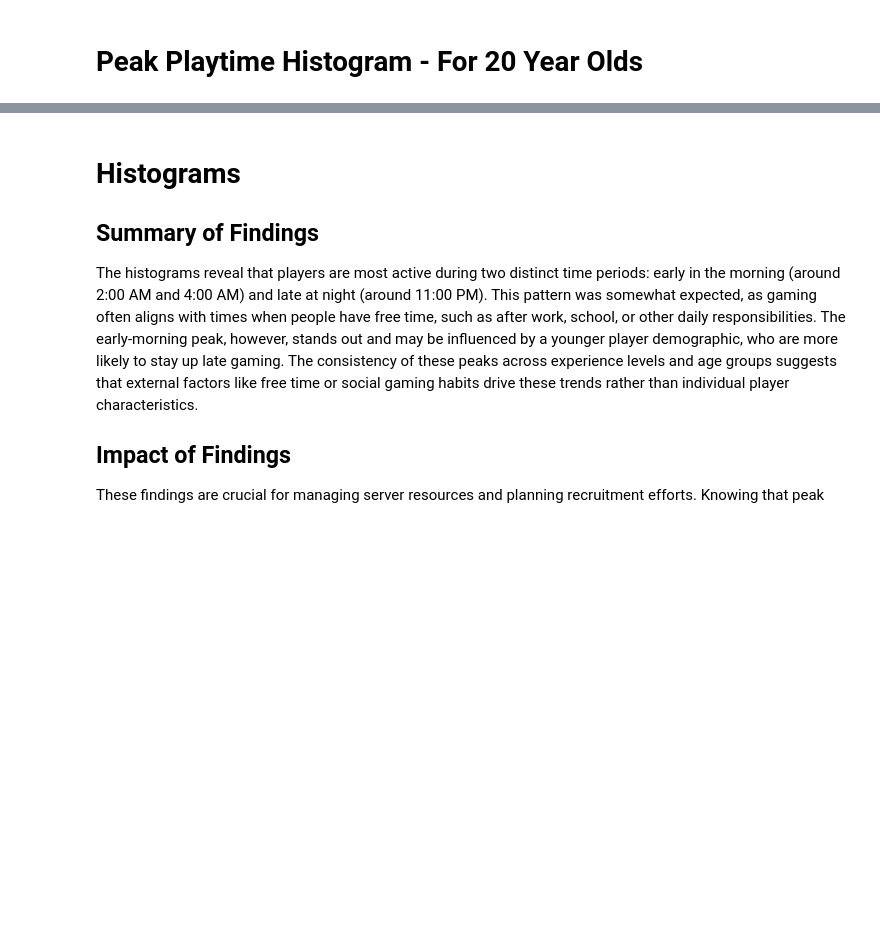
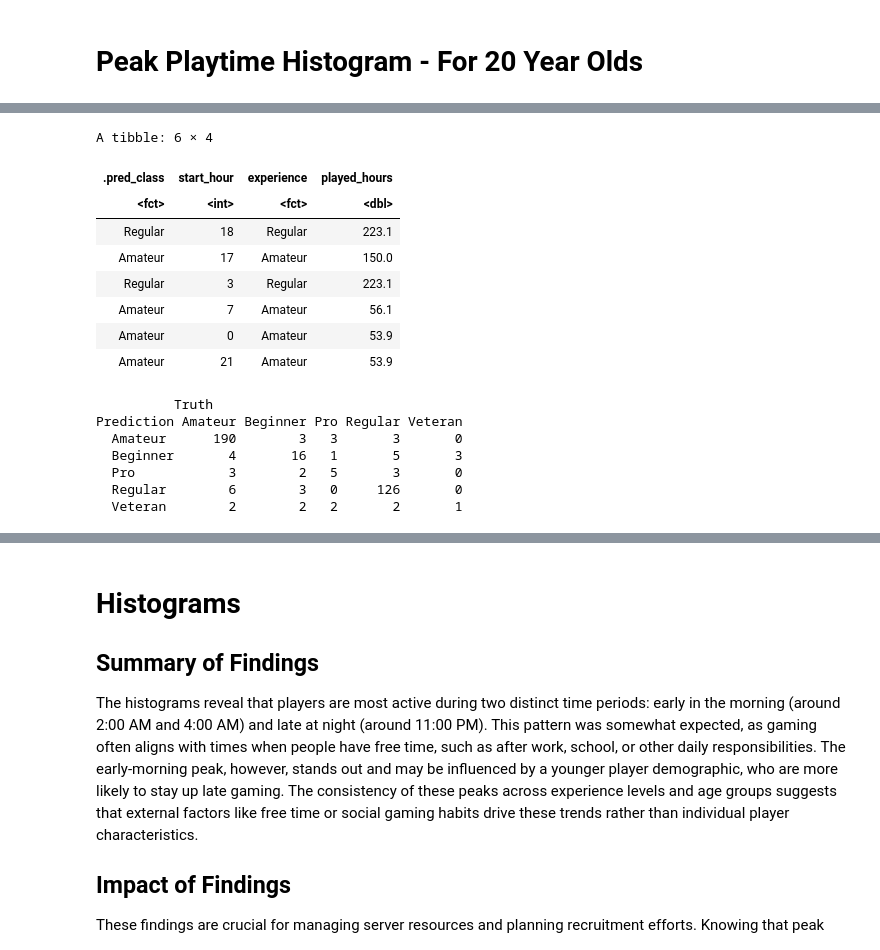
Before and after one commit to gvnwu/New-Group-Project, a Jupyter notebook: Group_final_project.ipynb, the cells around one changed output, grey strips where cells are left out. Saved outputs shown, nothing was run; the diff lists cells and outputs as text; code cells hidden in the pictures; blank space fills up the shorter version.

```diff
--- a/Group_final_project.ipynb
+++ b/Group_final_project.ipynb
@@ -409,0 +243,52 @@ A tibble: 3 × 3
+# %%
+#Evaluating peformance
+
+#creating a training set
+player_session_split <- initial_split(player_session_select, prop = 0.75, strata = experience)
+player_session_train <- training(player_session_split)
+player_session_test <- testing(player_session_split)
+
+#creating a recipe
+player_session_recipe <- recipe(experience ~ start_hour + played_hours, data = player_session_train) |>
+   step_upsample(experience, over_ratio = 1) |>
+   step_scale(all_predictors()) |>
+   step_center(all_predictors())
+
+#creating a knn_spec for 3 neighbors
+player_session_spec1 <- nearest_neighbor(weight_func = "rectangular", neighbors = 3) |>
+       set_engine("kknn") |>
+       set_mode("classification")
+
+#creating player_session workflow
+player_session_fit <- workflow() |>
+       add_recipe(player_session_recipe) |>
+       add_model(player_session_spec1) |>
+       fit(data = player_session_train)
+
+#predicting
+player_session_predict <- predict(player_session_fit, player_session_test) |>
+       bind_cols(player_session_test)
+
+#creating a matrix
+player_session_mat <- player_session_predict |>
+       conf_mat(truth = experience, estimate = .pred_class)
+
+head(player_session_predict)
+player_session_mat
+# %% [output]
+A tibble: 6 × 4
+| .pred_class | start_hour | experience | played_hours |
+| <fct> | <int> | <fct> | <dbl> |
+| Regular | 18 | Regular | 223.1 |
+| Amateur | 17 | Amateur | 150.0 |
+| Regular | 3 | Regular | 223.1 |
+| Amateur | 7 | Amateur | 56.1 |
+| Amateur | 0 | Amateur | 53.9 |
+| Amateur | 21 | Amateur | 53.9 |
+          Truth
+Prediction Amateur Beginner Pro Regular Veteran
+  Amateur      190        3   3       3       0
+  Beginner       4       16   1       5       3
+  Pro            3        2   5       3       0
+  Regular        6        3   0     126       0
+  Veteran        2        2   2       2       1
```
Also changed, not shown: parts of 14 cells of this notebook.
